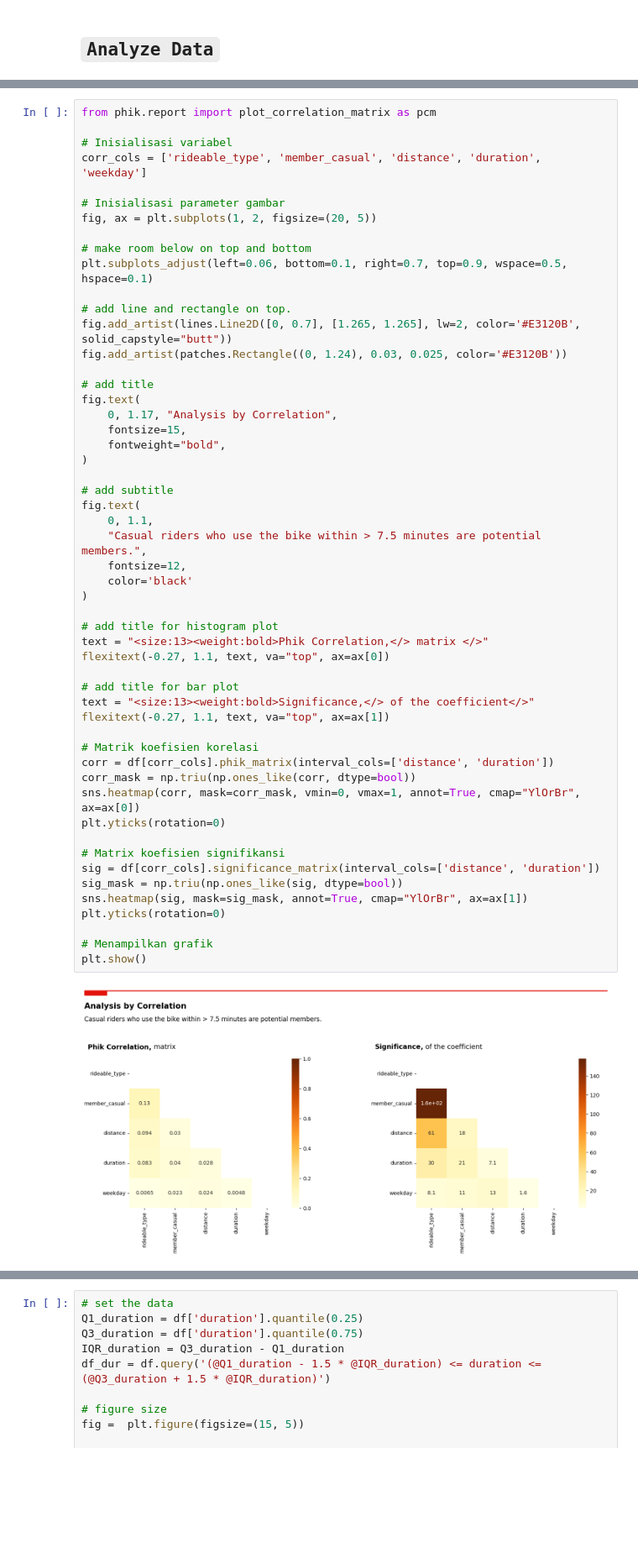
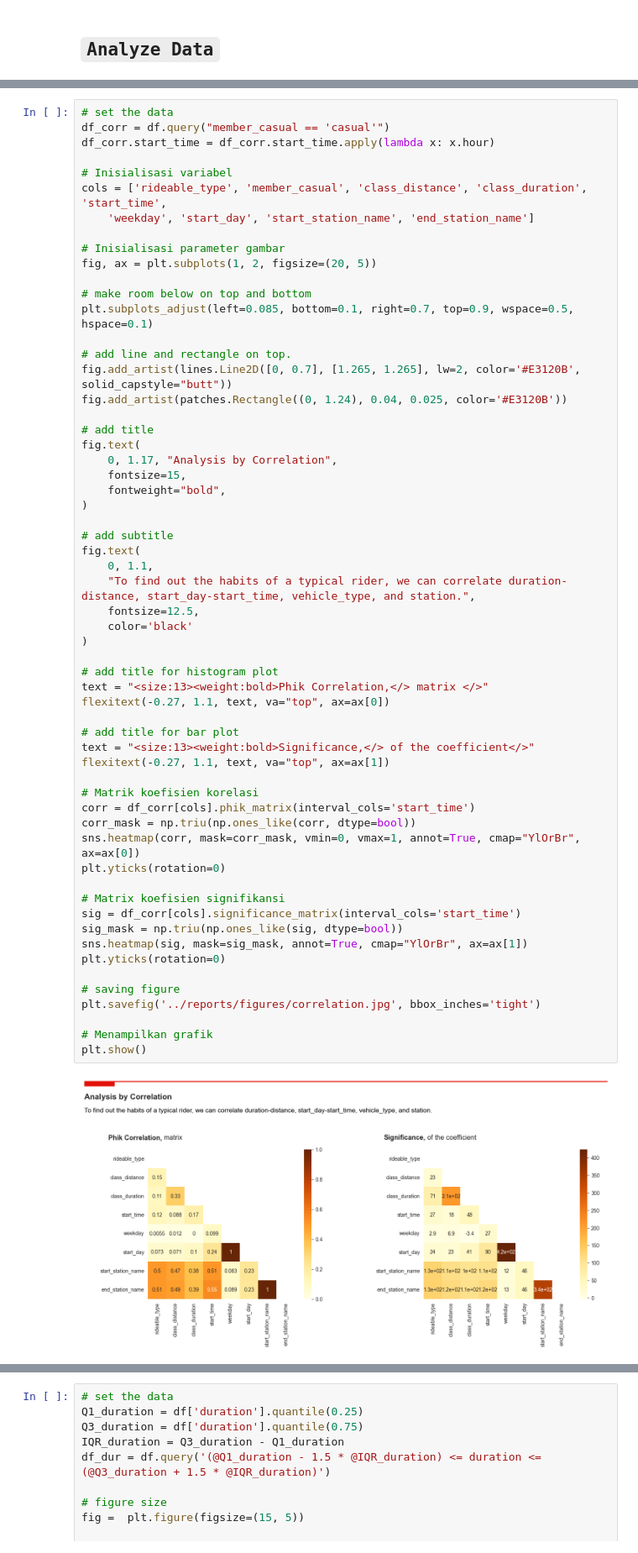
Before and after one commit to fandanabil1379/da-bike-sharing-analysis, a Jupyter notebook: notebooks/3.0-data-exploration.ipynb, the cells around one changed output, grey strips where cells are left out. Shown: that part at 84% size. Saved outputs shown, nothing was run; the diff lists cells and outputs as text; blank space fills up the shorter version.

Commit message:
add correlation matrix

```diff
--- a/notebooks/3.0-data-exploration.ipynb
+++ b/notebooks/3.0-data-exploration.ipynb
@@ -39,18 +40,21 @@ Korelasikan antar variabel dengan `member_casual` untuk melihat keterkaitan dian
 # %%
-from phik.report import plot_correlation_matrix as pcm
+# set the data
+df_corr = df.query("member_casual == 'casual'")
+df_corr.start_time = df_corr.start_time.apply(lambda x: x.hour)
 
 # Inisialisasi variabel
-corr_cols = ['rideable_type', 'member_casual', 'distance', 'duration', 'weekday']
+cols = ['rideable_type', 'member_casual', 'class_distance', 'class_duration', 'start_time',
+    'weekday', 'start_day', 'start_station_name', 'end_station_name']
 
 # Inisialisasi parameter gambar
 fig, ax = plt.subplots(1, 2, figsize=(20, 5))
 
 # make room below on top and bottom
-plt.subplots_adjust(left=0.06, bottom=0.1, right=0.7, top=0.9, wspace=0.5, hspace=0.1)
+plt.subplots_adjust(left=0.085, bottom=0.1, right=0.7, top=0.9, wspace=0.5, hspace=0.1)
 
 # add line and rectangle on top.
 fig.add_artist(lines.Line2D([0, 0.7], [1.265, 1.265], lw=2, color='#E3120B', solid_capstyle="butt"))
-fig.add_artist(patches.Rectangle((0, 1.24), 0.03, 0.025, color='#E3120B'))
+fig.add_artist(patches.Rectangle((0, 1.24), 0.04, 0.025, color='#E3120B'))
 
 # add title
 fig.text(
@@ -59,35 +63,38 @@ fig.text(
     fontweight="bold",
 )
 
 # add subtitle
 fig.text(
     0, 1.1,
-    "Casual riders who use the bike within > 7.5 minutes are potential members.",
-    fontsize=12,
+    "To find out the habits of a typical rider, we can correlate duration-distance, start_day-start_time, vehicle_type, and station.",
+    fontsize=12.5,
     color='black'
 )
 
 # add title for histogram plot
 text = "<size:13><weight:bold>Phik Correlation,</> matrix </>"
 flexitext(-0.27, 1.1, text, va="top", ax=ax[0])
 
 # add title for bar plot
 text = "<size:13><weight:bold>Significance,</> of the coefficient</>"
 flexitext(-0.27, 1.1, text, va="top", ax=ax[1])
 
 # Matrik koefisien korelasi
-corr = df[corr_cols].phik_matrix(interval_cols=['distance', 'duration'])
+corr = df_corr[cols].phik_matrix(interval_cols='start_time')
 corr_mask = np.triu(np.ones_like(corr, dtype=bool))
 sns.heatmap(corr, mask=corr_mask, vmin=0, vmax=1, annot=True, cmap="YlOrBr", ax=ax[0])
 plt.yticks(rotation=0)
 
 # Matrix koefisien signifikansi
-sig = df[corr_cols].significance_matrix(interval_cols=['distance', 'duration'])
+sig = df_corr[cols].significance_matrix(interval_cols='start_time')
 sig_mask = np.triu(np.ones_like(sig, dtype=bool))
 sns.heatmap(sig, mask=sig_mask, annot=True, cmap="YlOrBr", ax=ax[1])
 plt.yticks(rotation=0)
 
+# saving figure
+plt.savefig('../reports/figures/correlation.jpg', bbox_inches='tight')
+
 # Menampilkan grafik
 plt.show()
 # %% [output]
-[figure, old version]
+[figure, new version]
```
Also changed, not shown: parts of 7 cells of this notebook, 5 other files.
